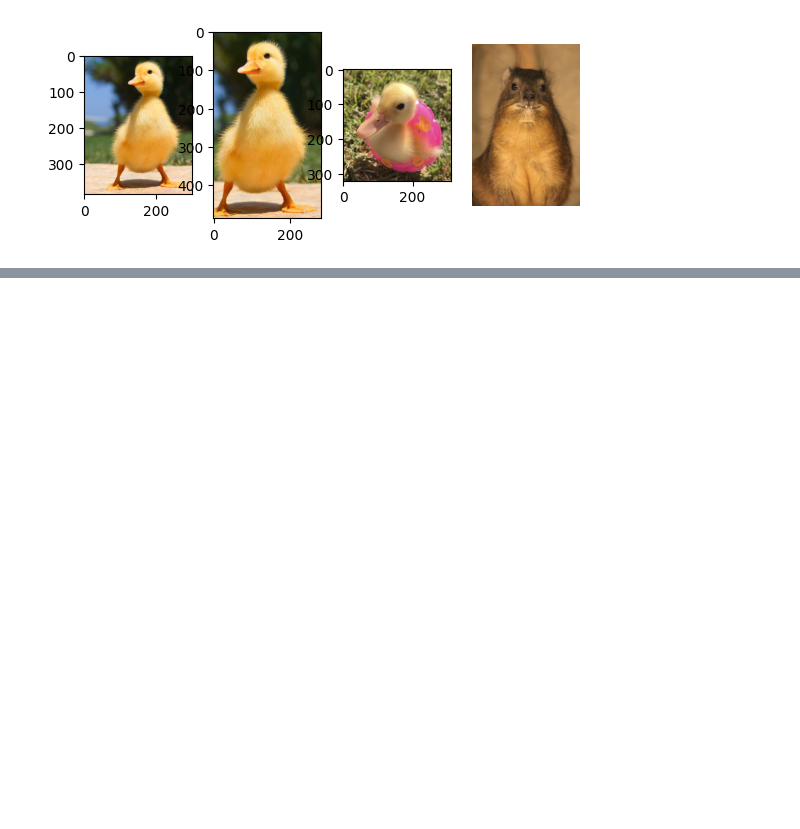
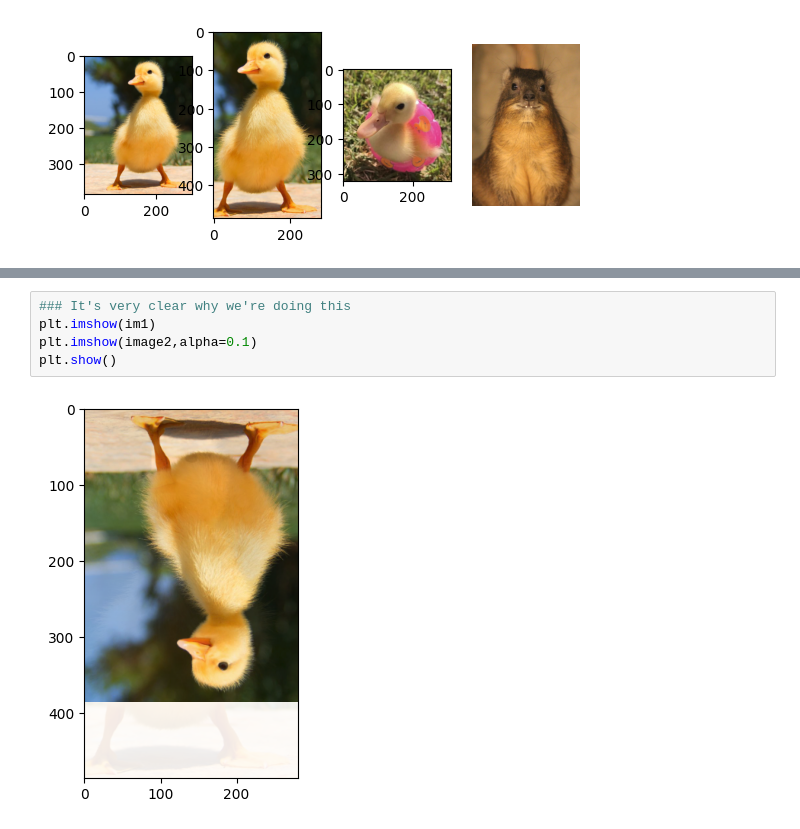
Before and after one commit to Mary-Rickel/git_your_ducks_in_a_row, a Jupyter notebook: put_in_row.ipynb, the cells around one changed output, grey strips where cells are left out. Cells and saved outputs as stored; diff of their text form; blank space fills up the shorter version.

```diff
--- a/put_in_row.ipynb
+++ b/put_in_row.ipynb
@@ -22,0 +37,7 @@ plt.show()
+# %%
+### It's very clear why we're doing this
+plt.imshow(im1)
+plt.imshow(image2,alpha=0.1)
+plt.show()
+# %% [output]
+[figure, added]
```
Also changed, not shown: parts of 3 cells of this notebook.
